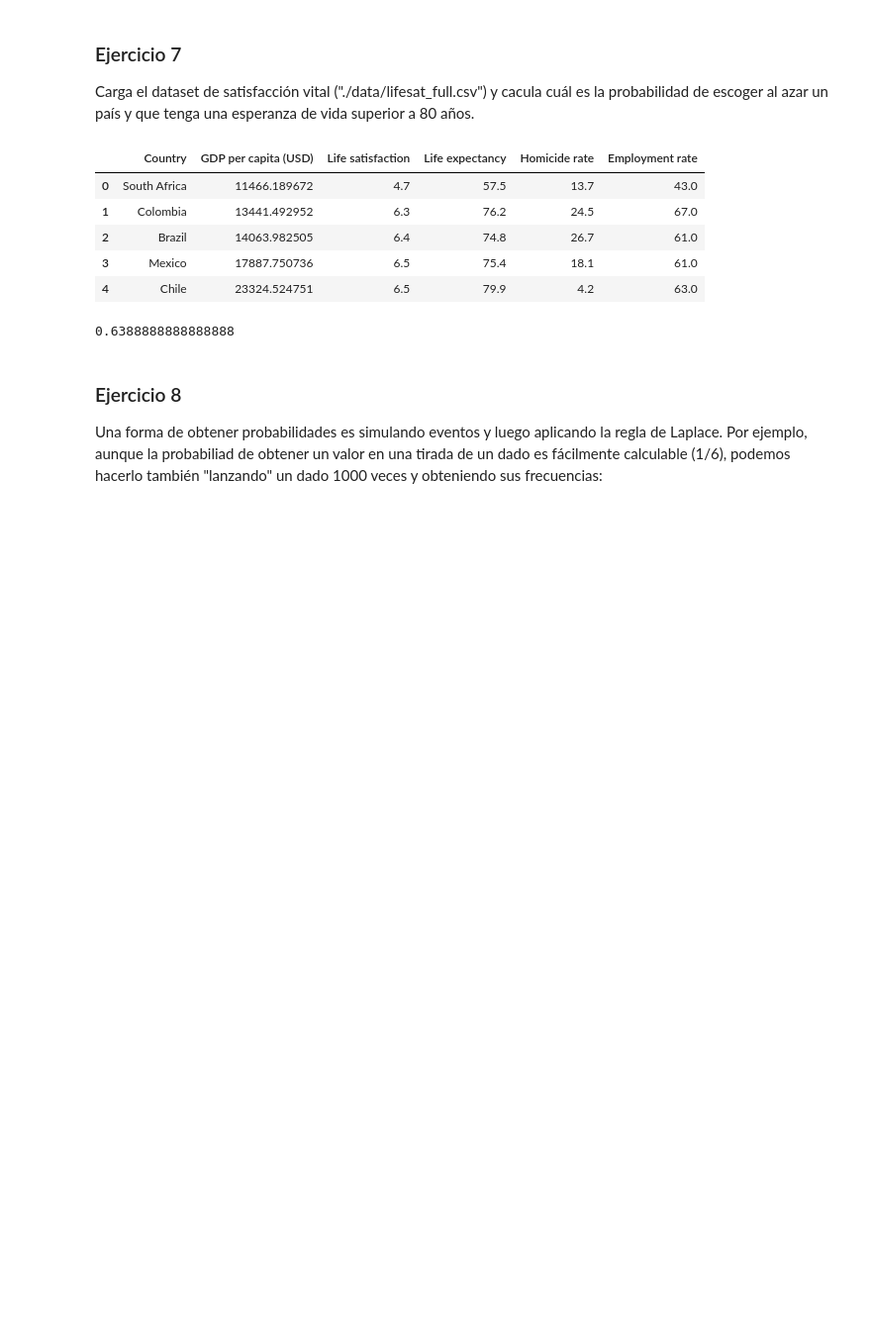
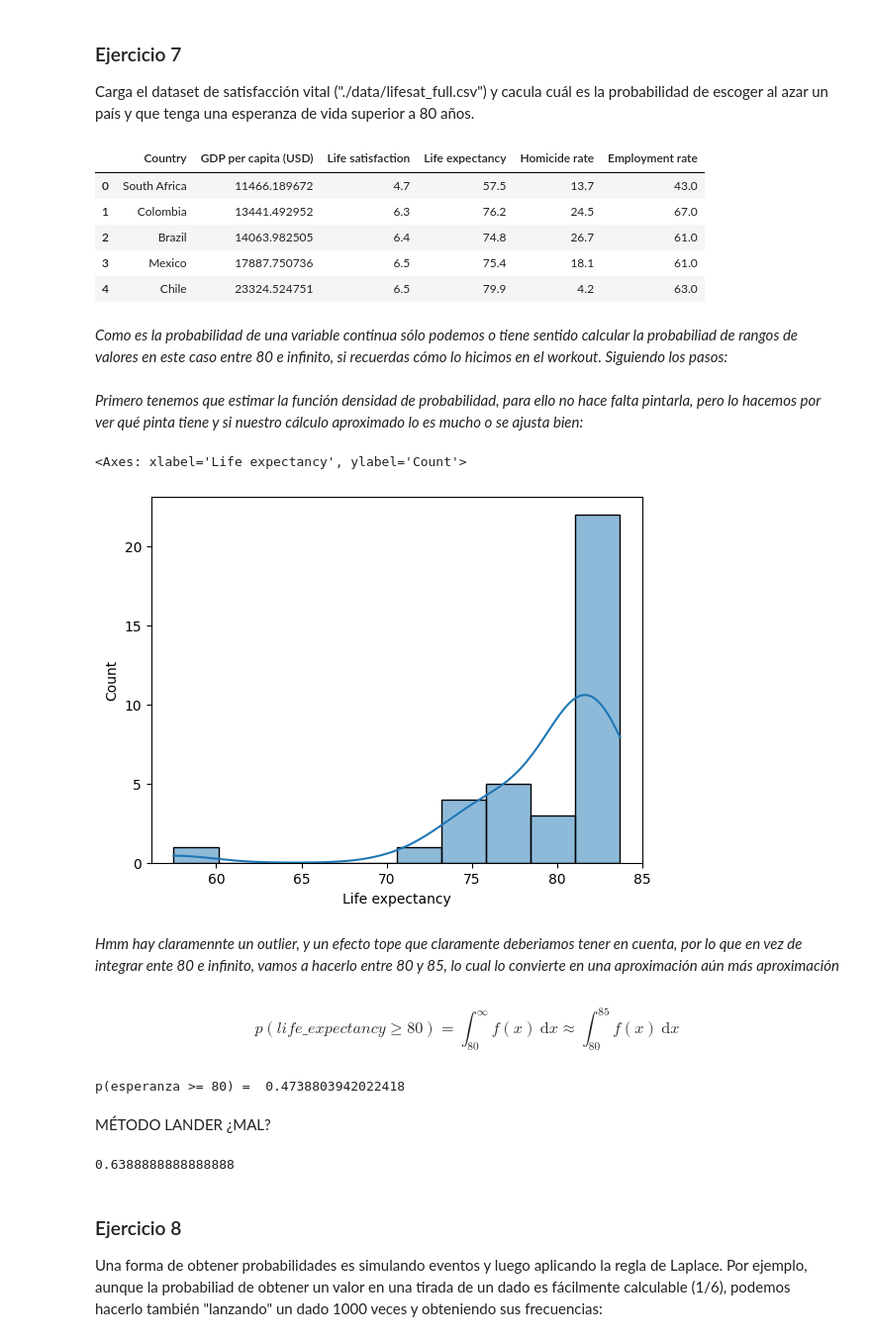
Before and after one commit to elecomexp/ONLINE_DS_THEBRIDGE_2024, a Jupyter notebook: 05_Machine_Learning/S11_Intro_ML/U01_Estadistica_Inferencial/Ejercicios_Workout/14_Ejercicios_Probabilidad.ipynb, the cells around one changed output. Shown at 99% size. Cells and saved outputs as stored; diff of their text form; code cells hidden in the pictures; blank space fills up the shorter version.

```diff
--- a/05_Machine_Learning/S11_Intro_ML/U01_Estadistica_Inferencial/Ejercicios_Workout/14_Ejercicios_Probabilidad.ipynb
+++ b/05_Machine_Learning/S11_Intro_ML/U01_Estadistica_Inferencial/Ejercicios_Workout/14_Ejercicios_Probabilidad.ipynb
@@ -167,4 +338,27 @@ df_lifesat.head()
 | 2 | Brazil | 14063.982505 | 6.4 | 74.8 | 26.7 | 61.0 |
 | 3 | Mexico | 17887.750736 | 6.5 | 75.4 | 18.1 | 61.0 |
 | 4 | Chile | 23324.524751 | 6.5 | 79.9 | 4.2 | 63.0 |
+# %% [markdown]
+*Como es la probabilidad de una variable continua sólo podemos o tiene sentido calcular la probabiliad de rangos de valores en este caso entre 80 e infinito, si recuerdas cómo lo hicimos en el workout. Siguiendo los pasos:*
+# %% [markdown]
+*Primero tenemos que estimar la función densidad de probabilidad, para ello no hace falta pintarla, pero lo hacemos por ver qué pinta tiene y si nuestro cálculo aproximado lo es mucho o se ajusta bien:*
+# %%
+sns.histplot(x = "Life expectancy", data = df_lifesat, kde = True)
+# %% [output]
+<Axes: xlabel='Life expectancy', ylabel='Count'>
+[figure, added]
+# %% [markdown]
+*Hmm hay claramennte un outlier, y un efecto tope que claramente deberiamos tener en cuenta, por lo que en vez de integrar ente 80 e infinito, vamos a hacerlo entre 80 y 85, lo cual lo convierte en una aproximación aún más aproximación*
+# %% [markdown]
+$$p(life\_expectancy \geq 80) = \int_{80}^{\infty} f(x) \: \mathrm{d}x \approx  \int_{80}^{85} f(x) \: \mathrm{d}x  $$
+# %%
+f_densidad = gaussian_kde(df_lifesat["Life expectancy"])
+rango_min = 80
+rango_max = 85
+probabilidad,_ = quad(f_densidad, rango_min, rango_max)
+print("p(esperanza >= 80) = ", probabilidad)
+# %% [output]
+p(esperanza >= 80) =  0.4738803942022418
+# %% [markdown]
+MÉTODO LANDER ¿MAL?
 # %%
```
Also changed, not shown: parts of 56 cells of this notebook.
